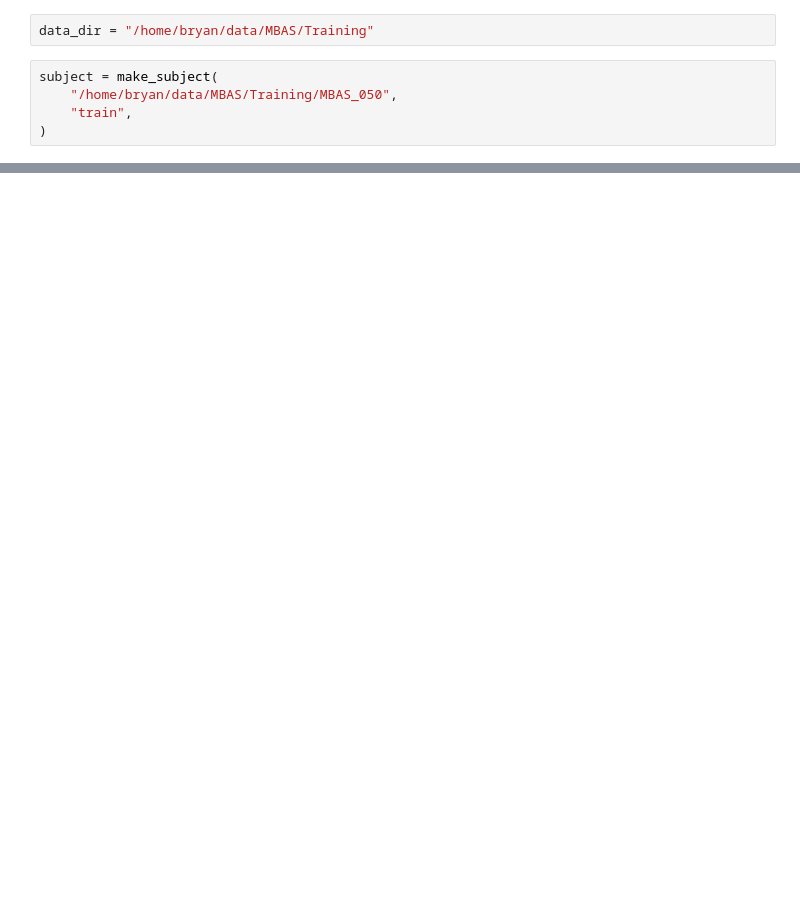
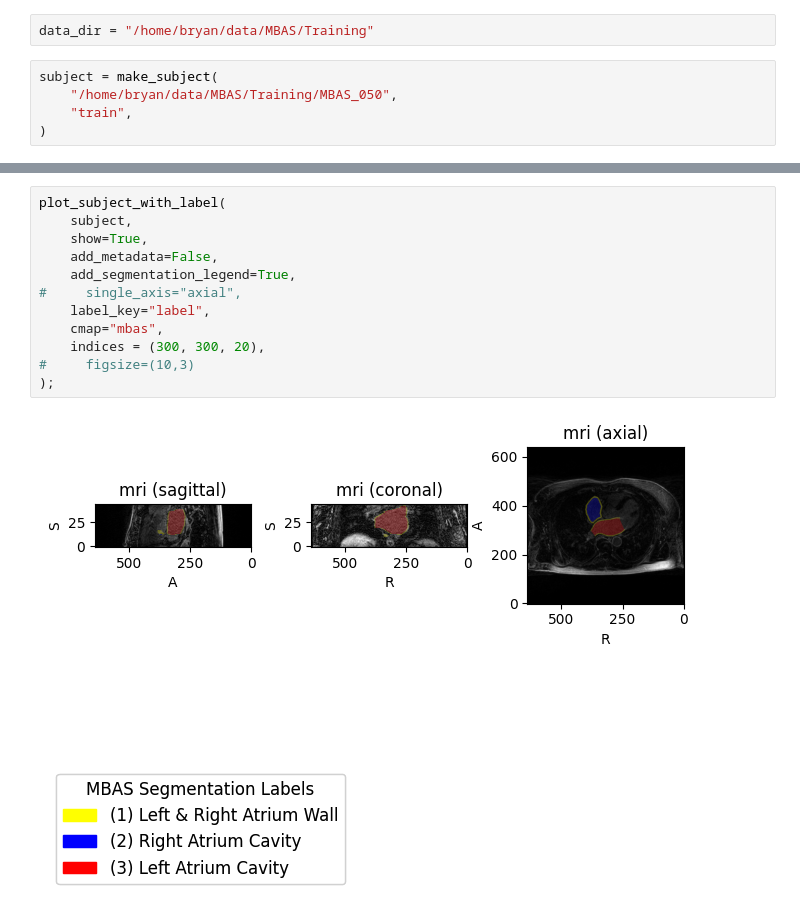
Before and after one commit to anenbergb/MBAS, a Jupyter notebook: notebooks/2024-06-12-verify-labels.ipynb, the cells around one changed output, grey strips where cells are left out. Saved outputs shown, nothing was run; the diff lists cells and outputs as text; blank space fills up the shorter version.

```diff
--- a/notebooks/2024-06-12-verify-labels.ipynb
+++ b/notebooks/2024-06-12-verify-labels.ipynb
@@ -46,0 +52,14 @@ plot_subject_with_label(
+# %%
+plot_subject_with_label(
+    subject,
+    show=True,
+    add_metadata=False,
+    add_segmentation_legend=True,
+#     single_axis="axial",
+    label_key="label",
+    cmap="mbas",
+    indices = (300, 300, 20),
+#     figsize=(10,3)
+);
+# %% [output]
+[figure, added]
```
Also changed, not shown: parts of 2 cells of this notebook, 6 other files.
